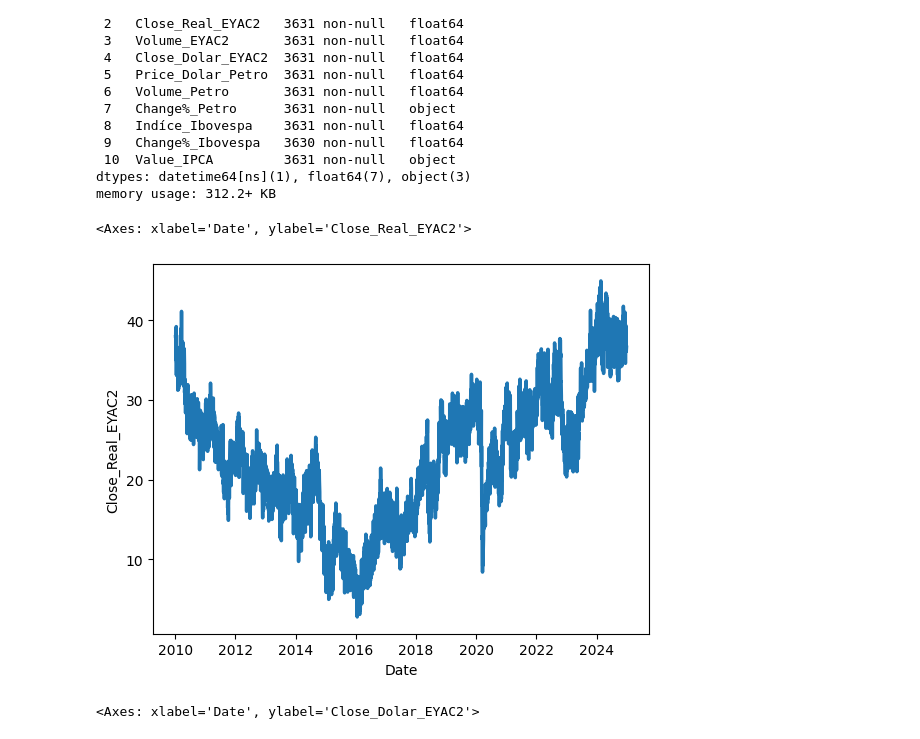
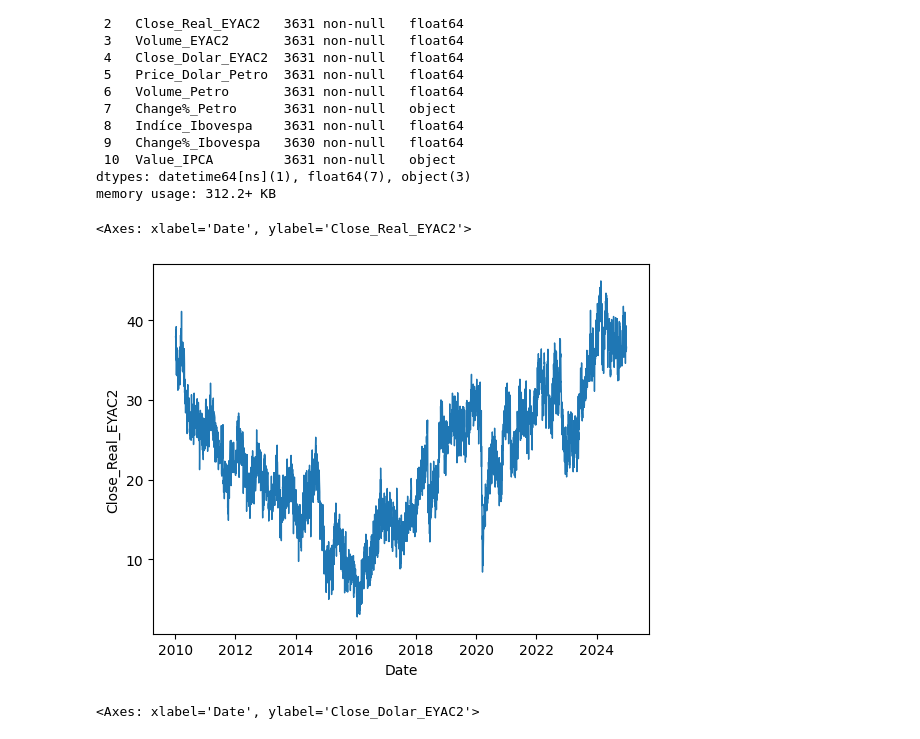
Before and after one commit to Juanpcsdev/Oil-Stock-Project, a Jupyter notebook: Notebooks/Analise/AnaliseExploratoria.ipynb, the cells around one changed output. Cells and saved outputs as stored; diff of their text form; code cells hidden in the pictures.

```diff
--- a/Notebooks/Analise/AnaliseExploratoria.ipynb
+++ b/Notebooks/Analise/AnaliseExploratoria.ipynb
@@ -59,10 +59,10 @@ Data columns (total 11 columns):
 dtypes: datetime64[ns](1), float64(7), object(3)
 memory usage: 312.2+ KB
 # %%
-sns.lineplot(data= df1, x='Date', y= 'Close_Real_EYAC2',palette="tab10", linewidth=2.5)
+sns.lineplot(data= df1, x='Date', y= 'Close_Real_EYAC2',palette="tab10", linewidth=1)
 # %% [output]
 <Axes: xlabel='Date', ylabel='Close_Real_EYAC2'>
-[figure, old version]
+[figure, new version]
 # %%
 sns.lineplot(data= df1, x='Date', y= 'Close_Dolar_EYAC2',palette="tab10", linewidth=2.5)
 # %% [output]
```
Also changed, not shown: parts of 7 cells of this notebook.
